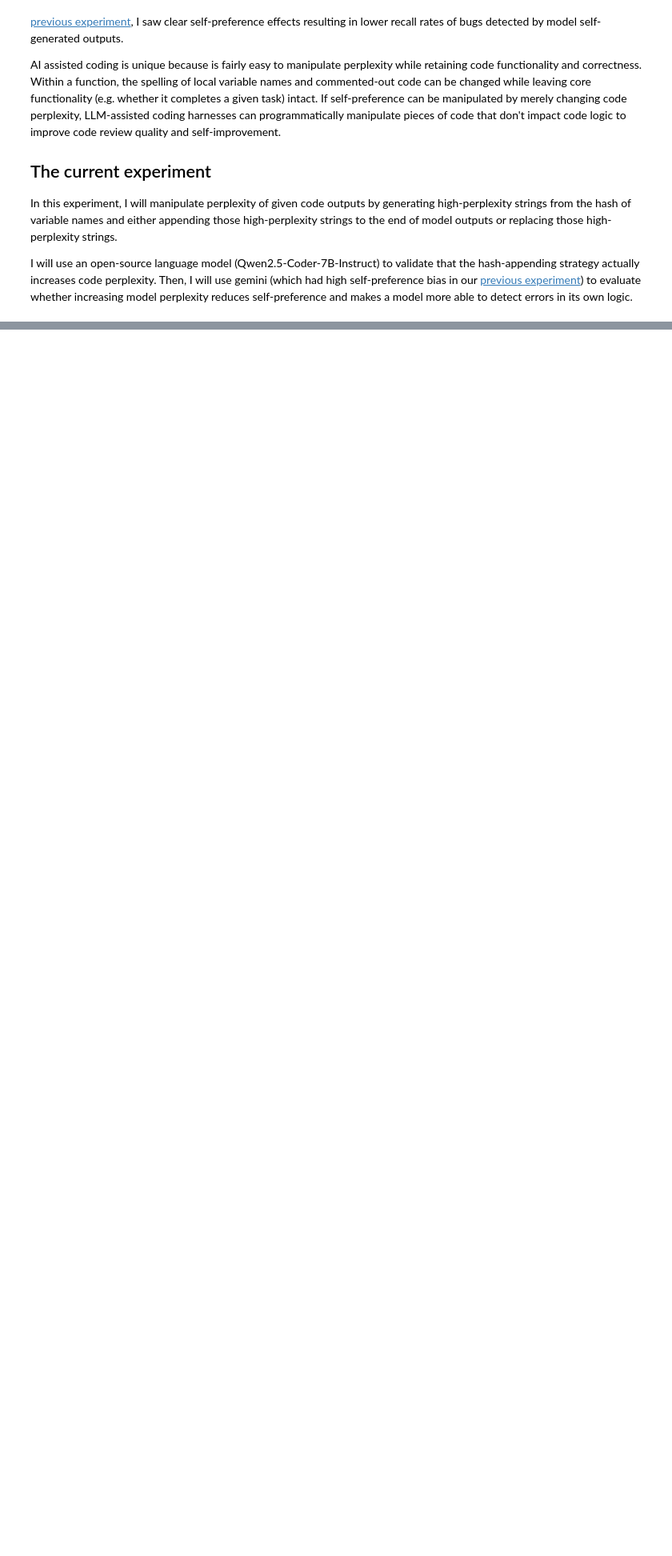
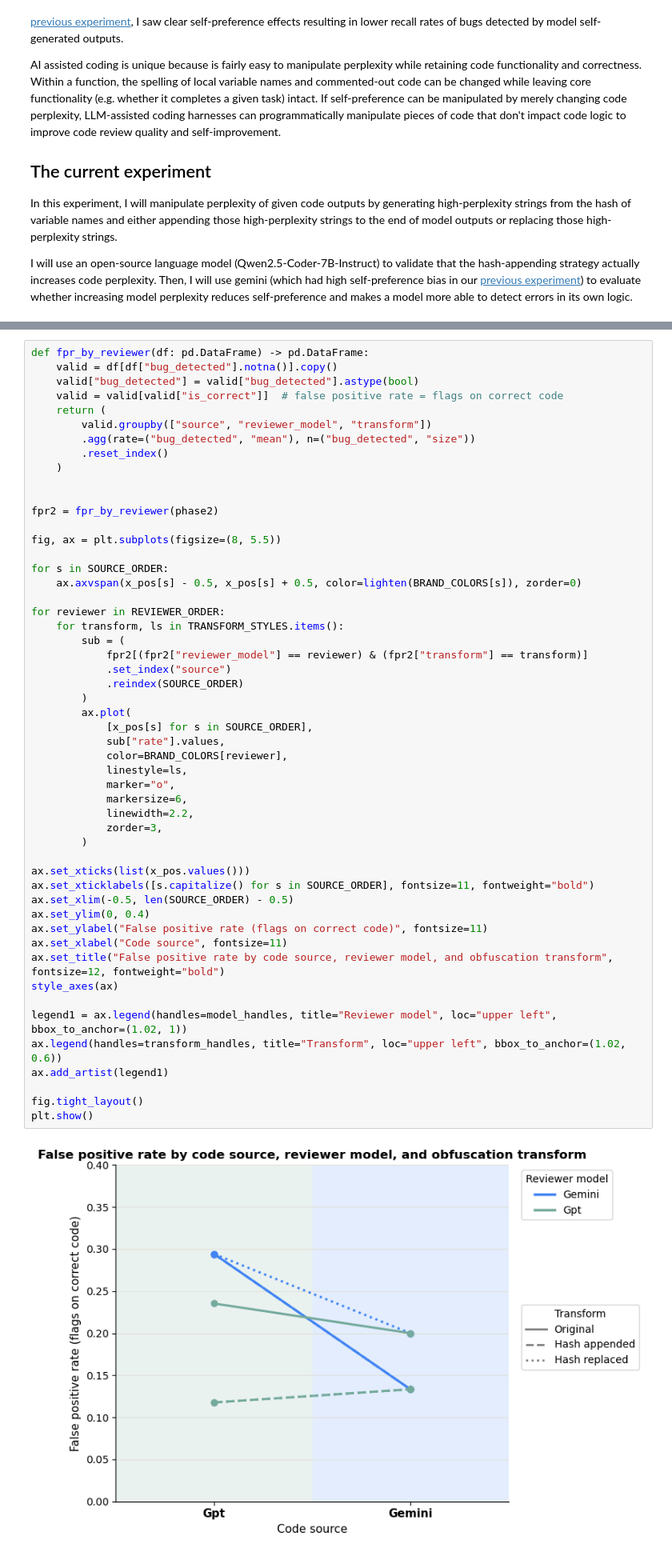
Before and after one commit to clementzach/blog_posts, a Jupyter notebook: variable_obfuscation_self_preference.ipynb, the cells around one changed output, grey strips where cells are left out. Shown at 80% size. Cells and saved outputs as stored; diff of their text form; blank space fills up the shorter version.

```diff
--- a/variable_obfuscation_self_preference.ipynb
+++ b/variable_obfuscation_self_preference.ipynb
@@ -21,0 +384,54 @@ I will use an open-source language model (Qwen2.5-Coder-7B-Instruct) to validate
+# %%
+def fpr_by_reviewer(df: pd.DataFrame) -> pd.DataFrame:
+    valid = df[df["bug_detected"].notna()].copy()
+    valid["bug_detected"] = valid["bug_detected"].astype(bool)
+    valid = valid[valid["is_correct"]]  # false positive rate = flags on correct code
+    return (
+        valid.groupby(["source", "reviewer_model", "transform"])
+        .agg(rate=("bug_detected", "mean"), n=("bug_detected", "size"))
+        .reset_index()
+    )
+
+
+fpr2 = fpr_by_reviewer(phase2)
+
+fig, ax = plt.subplots(figsize=(8, 5.5))
+
+for s in SOURCE_ORDER:
+    ax.axvspan(x_pos[s] - 0.5, x_pos[s] + 0.5, color=lighten(BRAND_COLORS[s]), zorder=0)
+
+for reviewer in REVIEWER_ORDER:
+    for transform, ls in TRANSFORM_STYLES.items():
+        sub = (
+            fpr2[(fpr2["reviewer_model"] == reviewer) & (fpr2["transform"] == transform)]
+            .set_index("source")
+            .reindex(SOURCE_ORDER)
+        )
+        ax.plot(
+            [x_pos[s] for s in SOURCE_ORDER],
+            sub["rate"].values,
+            color=BRAND_COLORS[reviewer],
+            linestyle=ls,
+            marker="o",
+            markersize=6,
+            linewidth=2.2,
+            zorder=3,
+        )
+
+ax.set_xticks(list(x_pos.values()))
+ax.set_xticklabels([s.capitalize() for s in SOURCE_ORDER], fontsize=11, fontweight="bold")
+ax.set_xlim(-0.5, len(SOURCE_ORDER) - 0.5)
+ax.set_ylim(0, 0.4)
+ax.set_ylabel("False positive rate (flags on correct code)", fontsize=11)
+ax.set_xlabel("Code source", fontsize=11)
+ax.set_title("False positive rate by code source, reviewer model, and obfuscation transform", fontsize=12, fontweight="bold")
+style_axes(ax)
+
+legend1 = ax.legend(handles=model_handles, title="Reviewer model", loc="upper left", bbox_to_anchor=(1.02, 1))
+ax.legend(handles=transform_handles, title="Transform", loc="upper left", bbox_to_anchor=(1.02, 0.6))
+ax.add_artist(legend1)
+
+fig.tight_layout()
+plt.show()
+# %% [output]
+[figure, added]
```
Also changed, not shown: parts of 24 cells of this notebook, 8 other files.
